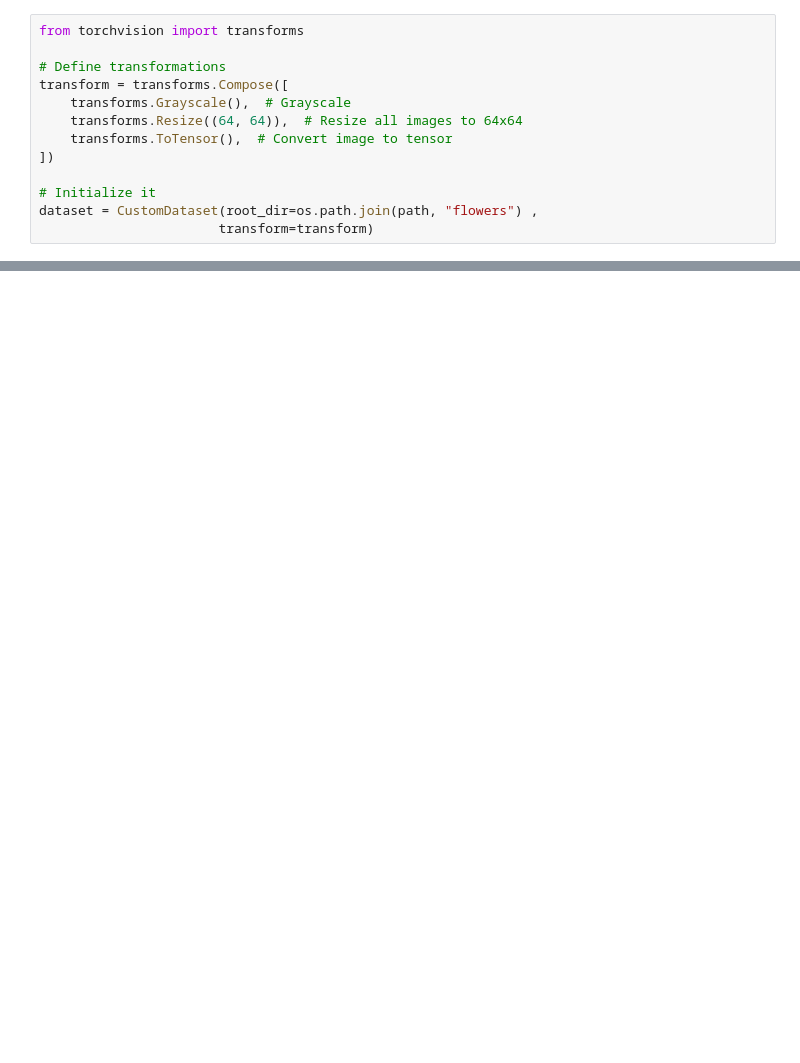
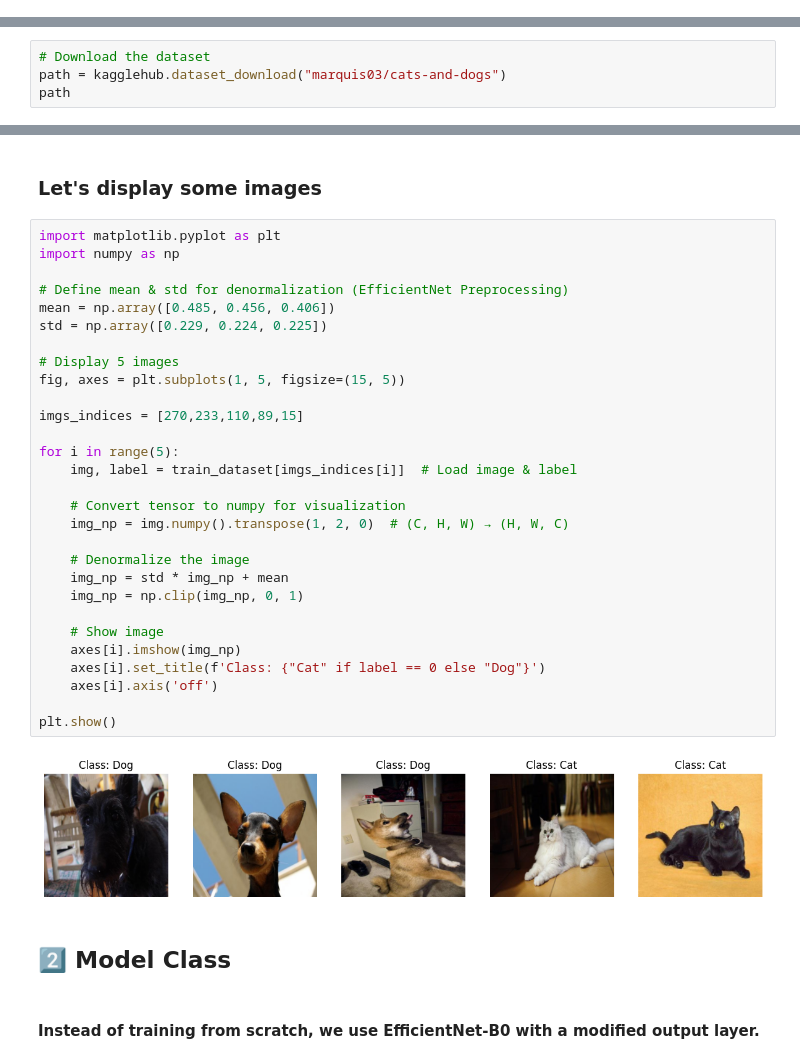
Before and after one commit to KAUST-Academy/2026_YASERF_computer_vision, a Jupyter notebook: Labs/Day 3/Finetuning_CatsAndDogs.ipynb, the cells around one changed output, grey strips where cells are left out. Cells and saved outputs as stored; diff of their text form; blank space fills up the shorter version.

```diff
--- a/Labs/Day 3/Finetuning_CatsAndDogs.ipynb
+++ b/Labs/Day 3/Finetuning_CatsAndDogs.ipynb
@@ -254,13 +2,0 @@ class CustomDataset(Dataset):
-# %%
-from torchvision import transforms
-
-# Define transformations
-transform = transforms.Compose([
-    transforms.Grayscale(),  # Grayscale
-    transforms.Resize((64, 64)),  # Resize all images to 64x64
-    transforms.ToTensor(),  # Convert image to tensor
-])
-
-# Initialize it
-dataset = CustomDataset(root_dir=os.path.join(path, "flowers") ,
-                       transform=transform)
@@ -317,0 +27,4 @@ Batch shape: torch.Size([32, 1, 64, 64]), Labels: tensor([4, 3, 4, 0, 0, 2, 4, 4
+# %%
+# Download the dataset
+path = kagglehub.dataset_download("marquis03/cats-and-dogs")
+path
@@ -317,0 +113,37 @@ Batch shape: torch.Size([32, 1, 64, 64]), Labels: tensor([4, 3, 4, 0, 0, 2, 4, 4
+# %% [markdown]
+### Let's display some images
+# %%
+import matplotlib.pyplot as plt
+import numpy as np
+
+# Define mean & std for denormalization (EfficientNet Preprocessing)
+mean = np.array([0.485, 0.456, 0.406])
+std = np.array([0.229, 0.224, 0.225])
+
+# Display 5 images
+fig, axes = plt.subplots(1, 5, figsize=(15, 5))
+
+imgs_indices = [270,233,110,89,15]
+
+for i in range(5):
+    img, label = train_dataset[imgs_indices[i]]  # Load image & label
+
+    # Convert tensor to numpy for visualization
+    img_np = img.numpy().transpose(1, 2, 0)  # (C, H, W) → (H, W, C)
+
+    # Denormalize the image
+    img_np = std * img_np + mean
+    img_np = np.clip(img_np, 0, 1)
+
+    # Show image
+    axes[i].imshow(img_np)
+    axes[i].set_title(f'Class: {"Cat" if label == 0 else "Dog"}')
+    axes[i].axis('off')
+
+plt.show()
+# %% [output]
+[figure, added]
+# %% [markdown]
+## 2️⃣ Model Class
+# %% [markdown]
+#### Instead of training from scratch, we use **EfficientNet-B0** with a modified output layer.
```
Also changed, not shown: parts of 50 cells of this notebook.
